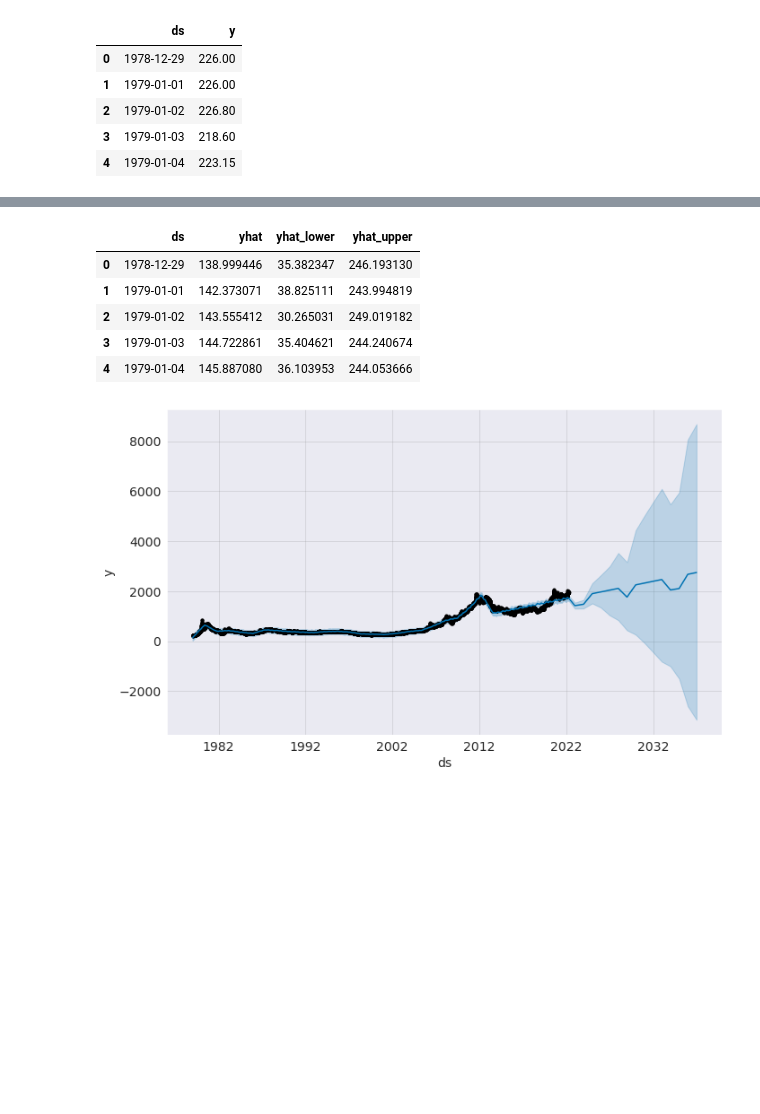
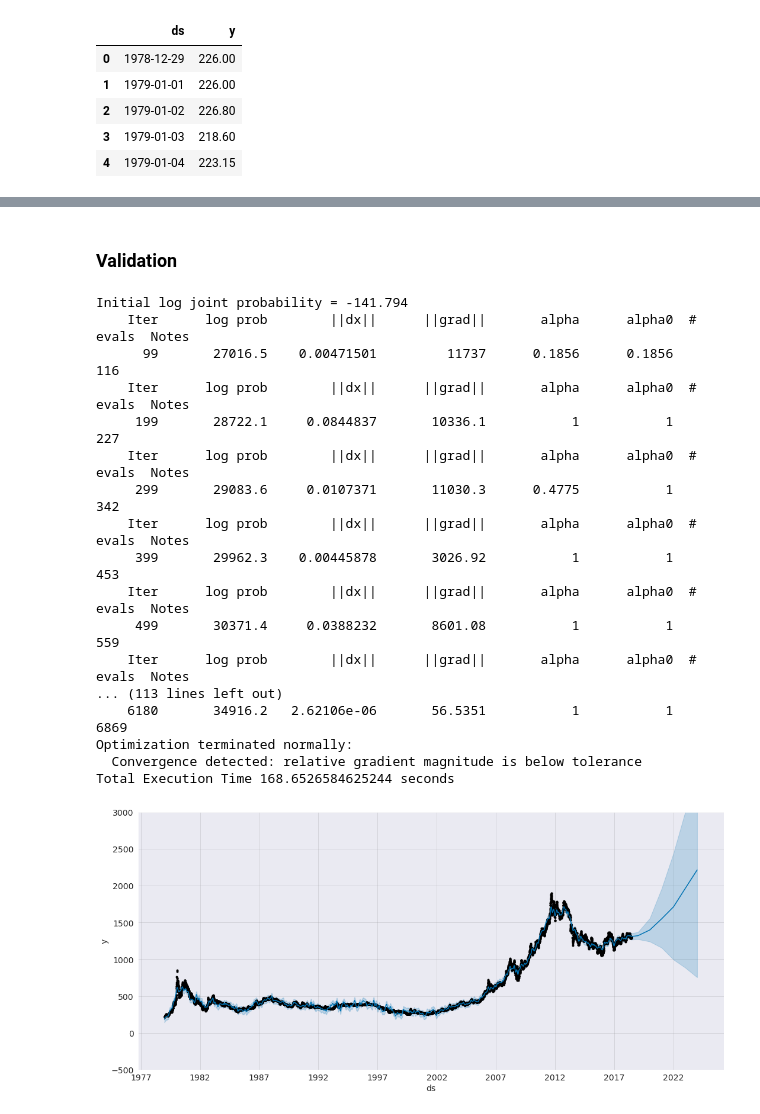
Before and after one commit to ahmadmustafaanis/Gold-Price-Prediction-API, a Jupyter notebook: src/SeasonalityTesting.ipynb, the cells around one changed output, grey strips where cells are left out. Saved outputs shown, nothing was run; the diff lists cells and outputs as text; code cells hidden in the pictures; blank space fills up the shorter version.

Commit message:
tuned hyper paramaeters and training on different sizes and validtion on last month

```diff
--- a/src/SeasonalityTesting.ipynb
+++ b/src/SeasonalityTesting.ipynb
@@ -13,8 +13,6 @@ sns.mpl.rc("figure", figsize=(16, 6))
 sns.mpl.rc("font", size=14)
 # %%
 df = pd.read_excel('../data/Prices.xlsx', sheet_name='Daily', skiprows=8, usecols='D:E', index_col='Name')
-# %%
-prophet_model = Prophet(seasonality_mode='multiplicative', daily_seasonality=True)
 # %%
 # renaming for fbprophet
 df.rename_axis('ds', inplace=True)
@@ -29,5 +27,3 @@ df.head()
 | 2 | 1979-01-02 | 226.80 |
 | 3 | 1979-01-03 | 218.60 |
 | 4 | 1979-01-04 | 223.15 |
-# %%
-prophet_model.fit(df)
@@ -54,2 +29,0 @@ Initial log joint probability = -327.907
-# %%
-future_dataset= prophet_model.make_future_dataframe(periods=15, freq='y') # 15 YEARS OF DATA
@@ -74,14 +30,52 @@ Optimization terminated normally:
-# %%
-pred = prophet_model.predict(future_dataset)
-pred[['ds','yhat', 'yhat_lower', 'yhat_upper']].head()
-# %% [output]
-|  | ds | yhat | yhat_lower | yhat_upper |
-| 0 | 1978-12-29 | 138.999446 | 35.382347 | 246.193130 |
-| 1 | 1979-01-01 | 142.373071 | 38.825111 | 243.994819 |
-| 2 | 1979-01-02 | 143.555412 | 30.265031 | 249.019182 |
-| 3 | 1979-01-03 | 144.722861 | 35.404621 | 244.240674 |
-| 4 | 1979-01-04 | 145.887080 | 36.103953 | 244.053666 |
-# %%
-prophet_model.plot(pred);
-# %% [output]
-[figure, removed]
+# %%
+import time
+import logging
+logging.getLogger('fbprophet').setLevel(logging.WARNING)
+
+
+def fb_prophet_function(data, future_years, seasonality_name, seasonality_val,seasonality_fourier, **params):
+    start= time.time()
+    prophet_model = Prophet(**params)
+
+    prophet_model.add_seasonality(name=seasonality_name, period=seasonality_val, fourier_order=seasonality_fourier)
+
+    prophet_model.fit(data)
+
+    future_dataset= prophet_model.make_future_dataframe(periods=future_years, freq='y')
+
+    pred = prophet_model.predict(future_dataset)
+
+    prophet_model.plot(pred, figsize=(15,7));
+    plt.ylim(-500, 3000)
+    plt.show()
+
+    end = time.time()
+    print(f"Total Execution Time {end-start} seconds")
+    return prophet_model
+# %% [markdown]
+### Validation
+# %%
+training_set = df[:-1000]
+validation_set = df[-1000:]
+
+# 15 years seasonlaity, additive, no other seasonality, less fourier
+fifteen_years = fb_prophet_function(data=training_set, future_years=6, seasonality_name='15_years', seasonality_val=365*15, seasonality_fourier=100,seasonality_mode='additive')
+# %% [output]
+Initial log joint probability = -141.794
+    Iter      log prob        ||dx||      ||grad||       alpha      alpha0  # evals  Notes
+      99       27016.5    0.00471501         11737      0.1856      0.1856      116
+    Iter      log prob        ||dx||      ||grad||       alpha      alpha0  # evals  Notes
+     199       28722.1     0.0844837       10336.1           1           1      227
+    Iter      log prob        ||dx||      ||grad||       alpha      alpha0  # evals  Notes
+     299       29083.6     0.0107371       11030.3      0.4775           1      342
+    Iter      log prob        ||dx||      ||grad||       alpha      alpha0  # evals  Notes
+     399       29962.3    0.00445878       3026.92           1           1      453
+    Iter      log prob        ||dx||      ||grad||       alpha      alpha0  # evals  Notes
+     499       30371.4     0.0388232       8601.08           1           1      559
+    Iter      log prob        ||dx||      ||grad||       alpha      alpha0  # evals  Notes
+... (113 lines left out)
+    6180       34916.2   2.62106e-06       56.5351           1           1     6869
+Optimization terminated normally:
+  Convergence detected: relative gradient magnitude is below tolerance
+Total Execution Time 168.6526584625244 seconds
+[figure, added]
```
Also changed, not shown: parts of 20 cells of this notebook.
